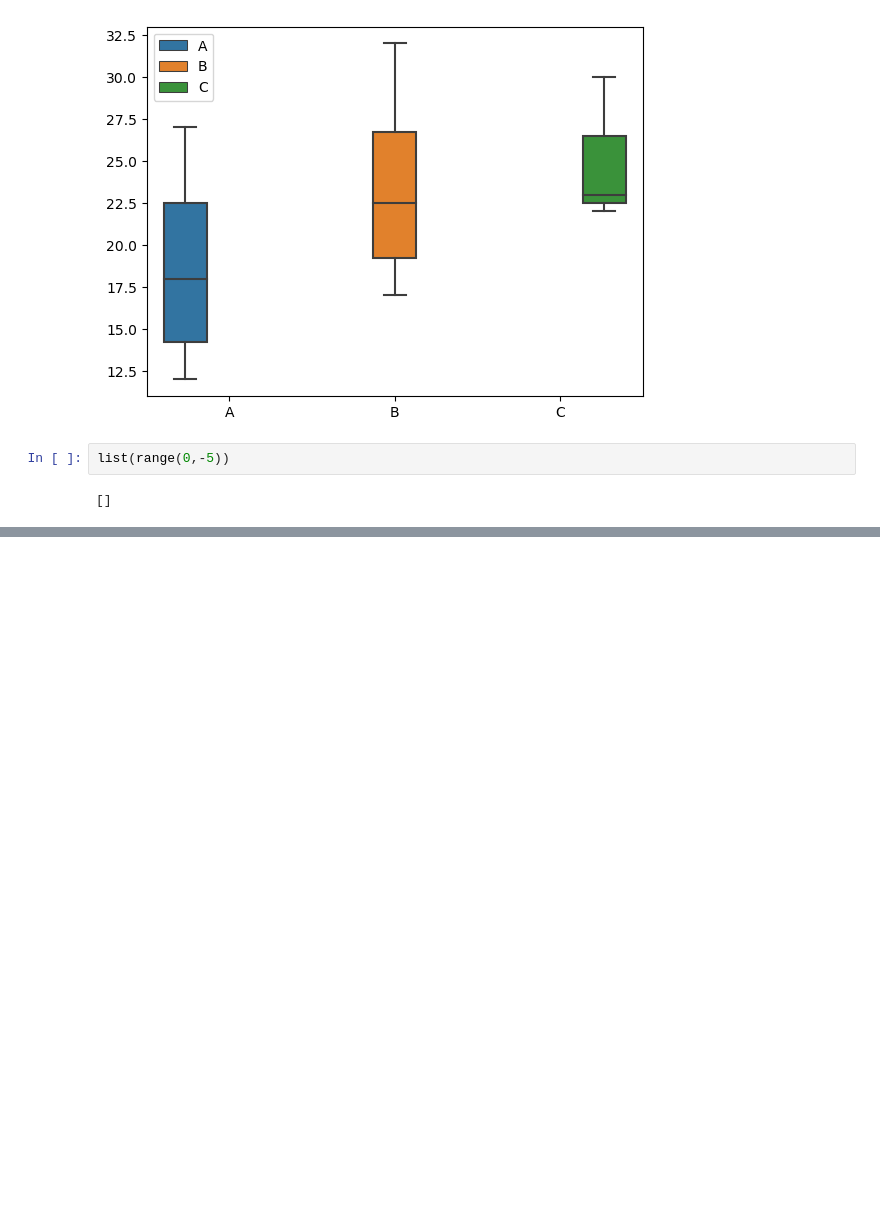
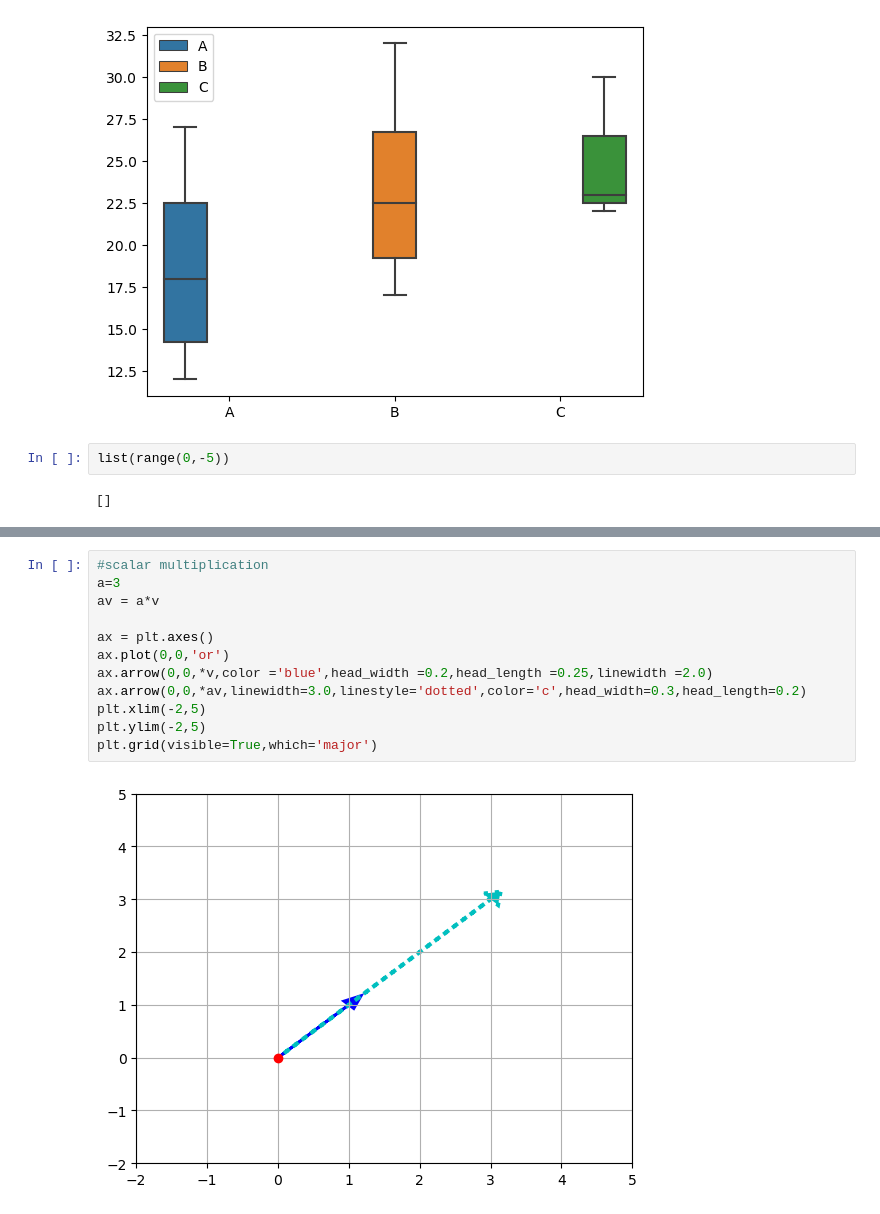
Before and after one commit to VanilaSudheer/data-analysis-playground, a Jupyter notebook: numpy.ipynb, the cells around one changed output, grey strips where cells are left out. Saved outputs shown, nothing was run; the diff lists cells and outputs as text; blank space fills up the shorter version.

```diff
--- a/numpy.ipynb
+++ b/numpy.ipynb
@@ -574,0 +596,14 @@ list(range(0,-5))
+# %%
+#scalar multiplication
+a=3
+av = a*v
+
+ax = plt.axes()
+ax.plot(0,0,'or')
+ax.arrow(0,0,*v,color ='blue',head_width =0.2,head_length =0.25,linewidth =2.0)
+ax.arrow(0,0,*av,linewidth=3.0,linestyle='dotted',color='c',head_width=0.3,head_length=0.2)
+plt.xlim(-2,5)
+plt.ylim(-2,5)
+plt.grid(visible=True,which='major')
+# %% [output]
+[figure, added]
```
Also changed, not shown: parts of 4 cells of this notebook.
